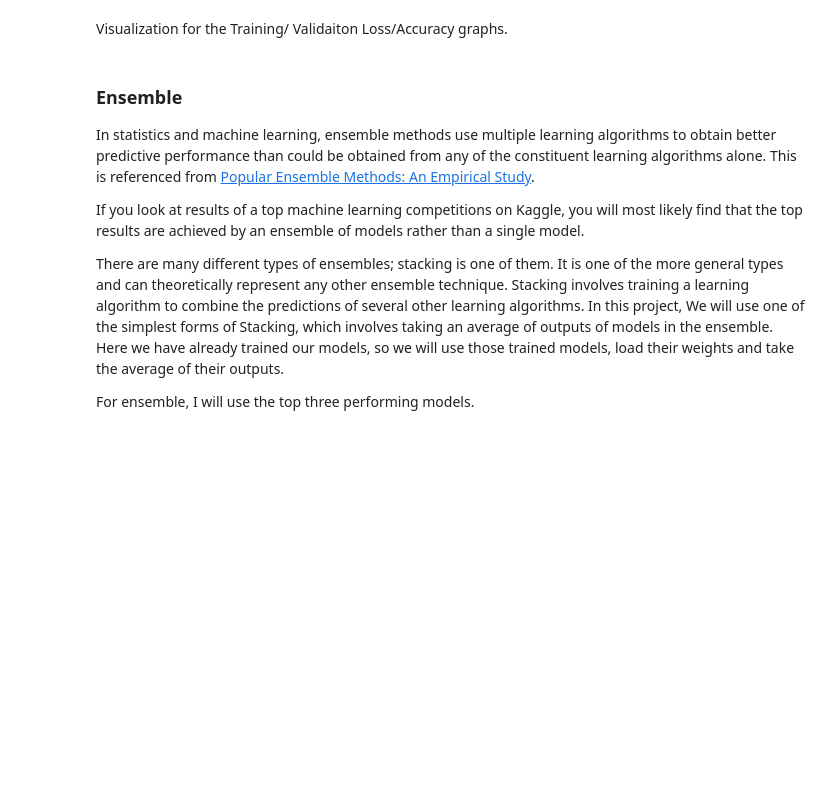
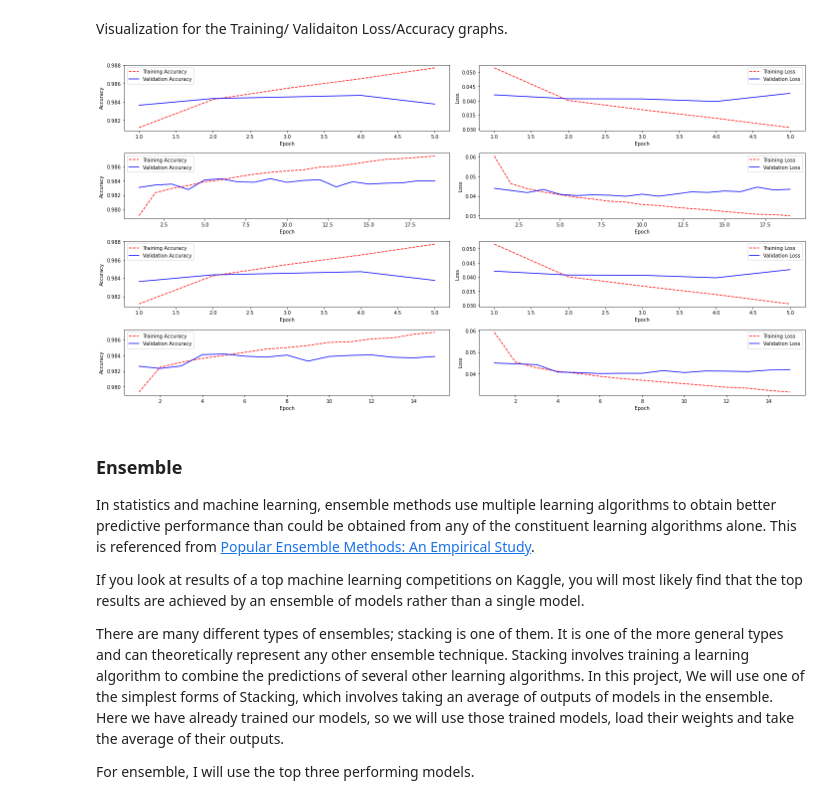
Before and after one commit to someaditya/toxicity-classification, a Jupyter notebook: toxicity_classification.ipynb, the cells around one changed output. Saved outputs shown, nothing was run; the diff lists cells and outputs as text; code cells hidden in the pictures; blank space fills up the shorter version.

```diff
--- a/toxicity_classification.ipynb
+++ b/toxicity_classification.ipynb
@@ -2148,7 +2166,7 @@ Test set score is 0.9837336965659684
 model3.save_weights("/content/drive/My Drive/toxicity-classification/models/model3.hdf5")
 # %%
 %%time
-batch_size = 256
+batch_size = 128
 epochs = 50
 
 model4 = get_model4(model_input)
@@ -2172,6 +2211,8 @@ model4.save_weights("/content/drive/My Drive/toxicity-classification/models/mode
 # %% [markdown]
 Visualization for the Training/ Validaiton Loss/Accuracy graphs.
 # %%
+plt.figure(figsize=(20,10))
+
 # Get training and test loss histories
 training_accuracy = model1history.history['accuracy']
 validation_accuracy = model1history.history['val_accuracy']
@@ -2236,8 +2277,8 @@ plt.ylabel('Loss')
 
 
 # Get training and test loss histories
-training_accuracy = model3history.history['accuracy']
-validation_accuracy = model3history.history['val_accuracy']
+training_accuracy = model1history.history['accuracy']
+validation_accuracy = model1history.history['val_accuracy']
 # Create count of the number of epochs
 epoch_count_1 = range(1, len(training_accuracy) + 1)
 
@@ -2250,8 +2291,8 @@ plt.xlabel('Epoch')
 plt.ylabel('Accuracy')
 
 # Get training and test loss histories
-training_loss = model3history.history['loss']
-validation_loss = model3history.history['val_loss']
+training_loss = model1history.history['loss']
+validation_loss = model1history.history['val_loss']
 
 # Create count of the number of epochs
 epoch_count_2 = range(1, len(training_loss) + 1)
@@ -2271,33 +2312,36 @@ plt.ylabel('Loss')
 training_accuracy = model4history.history['accuracy']
 validation_accuracy = model4history.history['val_accuracy']
 # Create count of the number of epochs
 epoch_count_1 = range(1, len(training_accuracy) + 1)
 
 # Visualize loss history
 plt.subplot(4, 2, 7)
 plt.plot(epoch_count_1, training_accuracy, 'r--')
 plt.plot(epoch_count_1, validation_accuracy, 'b-')
 plt.legend(['Training Accuracy', 'Validation Accuracy'])
 plt.xlabel('Epoch')
 plt.ylabel('Accuracy')
 
 # Get training and test loss histories
 training_loss = model4history.history['loss']
 validation_loss = model4history.history['val_loss']
 
 # Create count of the number of epochs
 epoch_count_2 = range(1, len(training_loss) + 1)
 
 # Visualize loss history
 plt.subplot(4, 2, 8)
 plt.plot(epoch_count_2, training_loss, 'r--')
 plt.plot(epoch_count_2, validation_loss, 'b-')
 plt.legend(['Training Loss', 'Validation Loss'])
 plt.xlabel('Epoch')
 plt.ylabel('Loss')
 
+
 plt.tight_layout()
 plt.show()
+# %% [output]
+[figure, added]
 # %% [markdown]
 ### **Ensemble**
 
```
Also changed, not shown: parts of 7 cells of this notebook.
